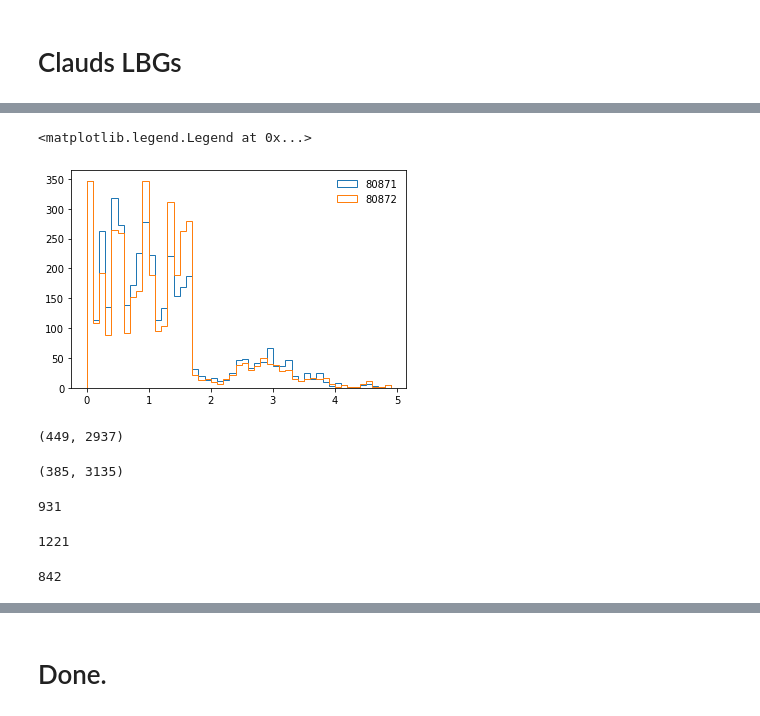
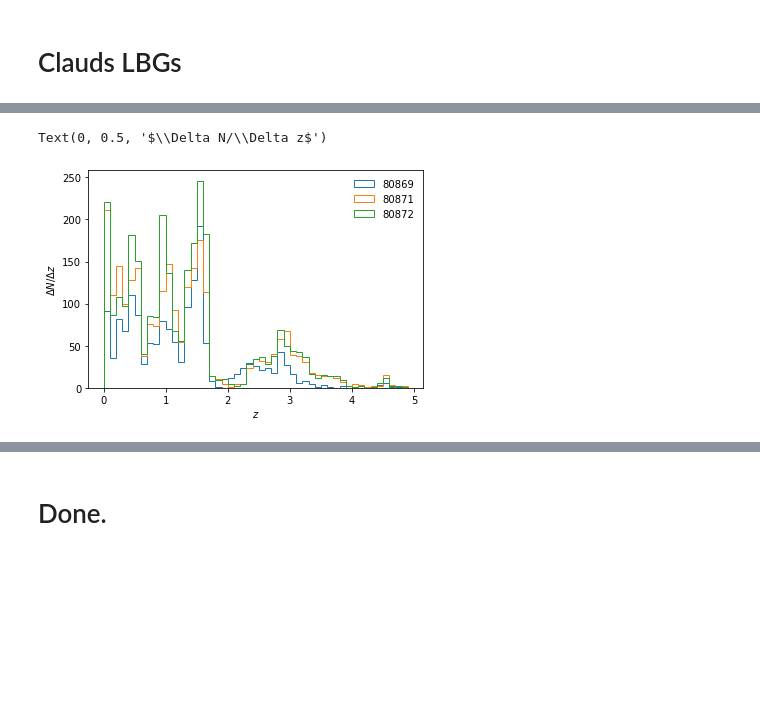
Before and after one commit to michaelJwilson/DESILBGSPEC, a Jupyter notebook: clauds.ipynb, the cells around one changed output, grey strips where cells are left out. Saved outputs shown, nothing was run; the diff lists cells and outputs as text; code cells hidden in the pictures; blank space fills up the shorter version.

```diff
--- a/clauds.ipynb
+++ b/clauds.ipynb
@@ -50,0 +66,3 @@ Table length=5000
+# %%
+tids = sorted(list(results.keys()))
+tids
@@ -50,0 +71,9 @@ Table length=5000
+# %%
+for tid in tids:
+    print('\n\n----  TILEID: {:d}  ----\n'.format(tid))
+
+    for x in scnd_types:
+        isin  = (results[tid]['SV1_SCND_TARGET'].data & scnd_mask[x]) != 0
+        nscnd = np.count_nonzero(isin)
+
+        print('{}\t{}'.format(x.ljust(16), nscnd))
@@ -50,0 +98,3 @@ Table length=5000
+# %%
+keep_types = ['HETDEX_HP', 'HETDEX_MAIN', 'DESILBG_TMG_FINAL', 'DESILBG_BXU_FINAL', 'DESILBG_G_FINAL']
+keep_types
@@ -50,0 +107,14 @@ Table length=5000
+# %%
+for tid in tids:
+    print()
+
+    results[tid]['IN_SAMPLE'] = np.zeros(len(results[tid]), dtype=bool)
+
+    for kt in keep_types:
+        in_kt = (results[tid]['SV1_SCND_TARGET'].data & scnd_mask[kt]) != 0
+
+        results[tid]['IN_SAMPLE'] = results[tid]['IN_SAMPLE'].data | in_kt
+
+        print('{}\t{}\t{}'.format(tid, kt.ljust(16), np.count_nonzero(in_kt)))
+
+    print('{}\t{}'.format(tid, np.mean(results[tid]['IN_SAMPLE'])))
@@ -51,29 +142,13 @@ Table length=5000
 # %%
-pl.hist(results[80871][0]['Z'], bins=np.arange(0.0, 5.0, 0.1), histtype='step', label='80871')
-pl.hist(results[80872][0]['Z'], bins=np.arange(0.0, 5.0, 0.1), histtype='step', label='80872')
+for tid in tids:
+    isin = results[tid]['IN_SAMPLE']
+
+    pl.hist(results[tid]['Z'][isin], bins=np.arange(0.0, 5.0, 0.1), histtype='step', label=tid)
 
 pl.legend(frameon=False)
+
+pl.xlabel('$z$')
+pl.ylabel('$\Delta N/\Delta z$')
 # %% [output]
-<matplotlib.legend.Legend at 0x...>
+Text(0, 0.5, '$\\Delta N/\\Delta z$')
-[figure, old version]
+[figure, new version]
-# %%
-np.count_nonzero((results[80871][0]['Z'] > 2.0) & ((results[80871][0]['DELTACHI2'] > 15.0))), np.count_nonzero(((results[80871][0]['DELTACHI2'] > 15.0)))
-# %% [output]
-(449, 2937)
-# %%
-np.count_nonzero((results[80872][0]['Z'] > 2.0) & ((results[80872][0]['DELTACHI2'] > 15.0))), np.count_nonzero(((results[80872][0]['DELTACHI2'] > 15.0)))
-# %% [output]
-(385, 3135)
-# %%
-# DESILBG_TMG_FINAL, DESILBG_BXU_FINAL, DESILBG_G_FINAL.
-np.count_nonzero((results[80871][1]['SV1_SCND_TARGET'] & scnd_mask['DESILBG_TMG_FINAL']) != 0)
-# %% [output]
-931
-# %%
-np.count_nonzero((results[80871][1]['SV1_SCND_TARGET'] & scnd_mask['DESILBG_BXU_FINAL']) != 0)
-# %% [output]
-1221
-# %%
-np.count_nonzero((results[80871][1]['SV1_SCND_TARGET'] & scnd_mask['DESILBG_G_FINAL']) != 0)
-# %% [output]
-842
```
Also changed, not shown: parts of 13 cells of this notebook, 1 other file.
